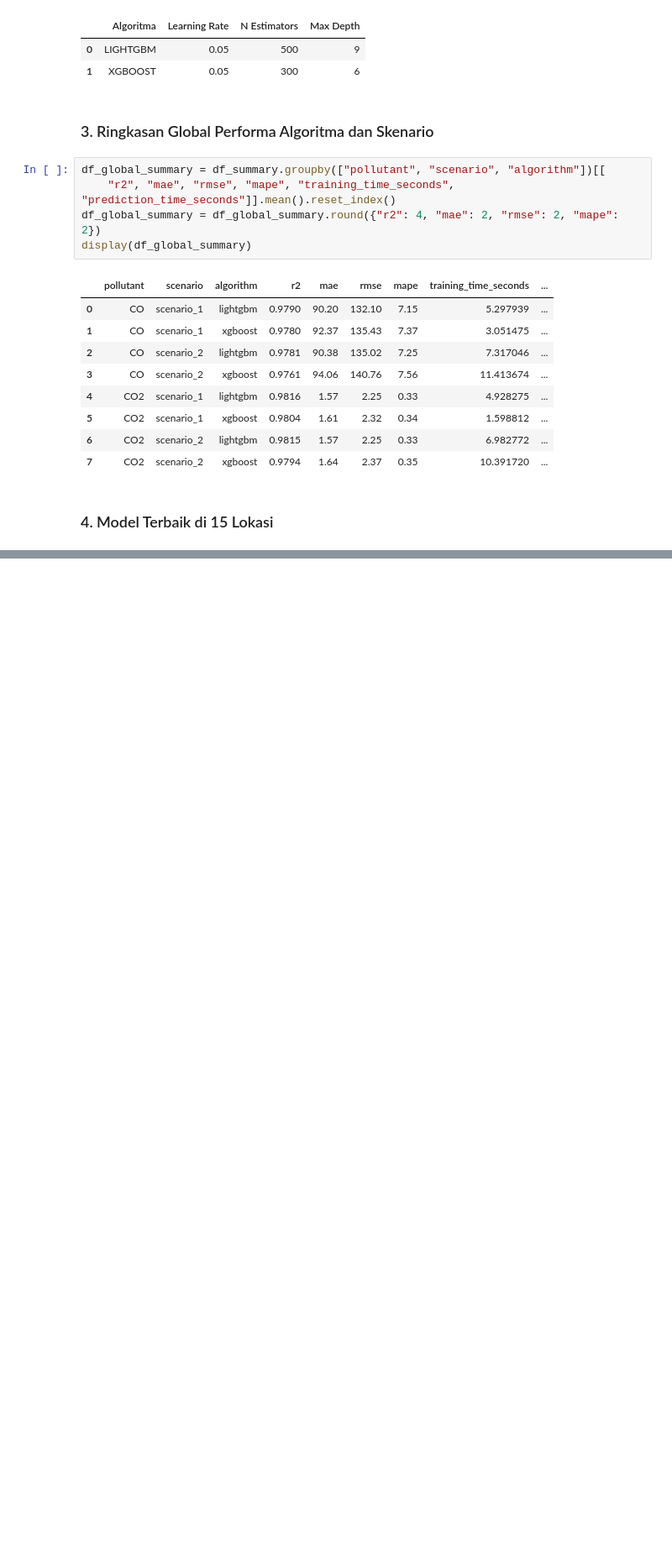
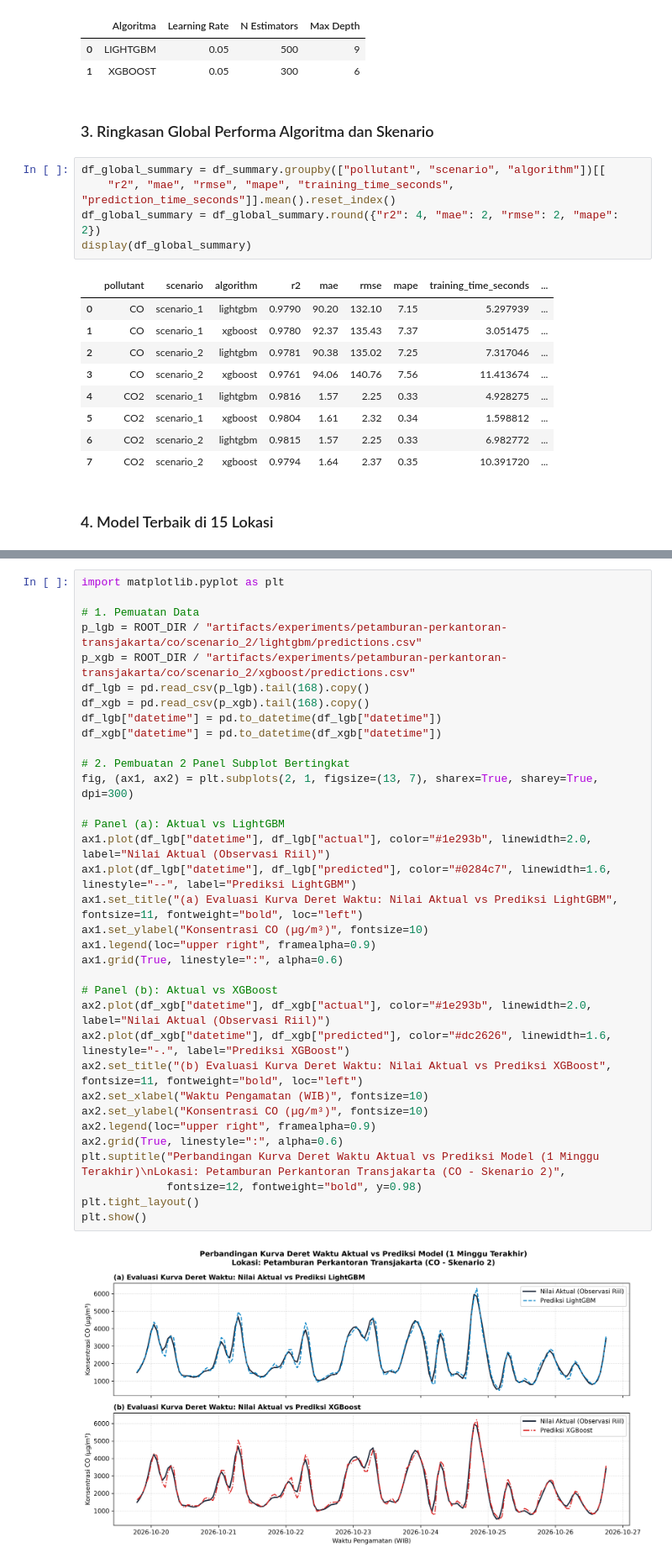
Before and after one commit to Nikanzz/napasloka, a Jupyter notebook: notebooks/02_model_comparison.ipynb, the cells around one changed output, grey strips where cells are left out. Shown at 84% size. Saved outputs shown, nothing was run; the diff lists cells and outputs as text; blank space fills up the shorter version.

```diff
--- a/notebooks/02_model_comparison.ipynb
+++ b/notebooks/02_model_comparison.ipynb
@@ -119,0 +122,36 @@ display(tabel_champion_co2)
+# %%
+import matplotlib.pyplot as plt
+
+# 1. Pemuatan Data
+p_lgb = ROOT_DIR / "artifacts/experiments/petamburan-perkantoran-transjakarta/co/scenario_2/lightgbm/predictions.csv"
+p_xgb = ROOT_DIR / "artifacts/experiments/petamburan-perkantoran-transjakarta/co/scenario_2/xgboost/predictions.csv"
+df_lgb = pd.read_csv(p_lgb).tail(168).copy()
+df_xgb = pd.read_csv(p_xgb).tail(168).copy()
+df_lgb["datetime"] = pd.to_datetime(df_lgb["datetime"])
+df_xgb["datetime"] = pd.to_datetime(df_xgb["datetime"])
+
+# 2. Pembuatan 2 Panel Subplot Bertingkat
+fig, (ax1, ax2) = plt.subplots(2, 1, figsize=(13, 7), sharex=True, sharey=True, dpi=300)
+
+# Panel (a): Aktual vs LightGBM
+ax1.plot(df_lgb["datetime"], df_lgb["actual"], color="#1e293b", linewidth=2.0, label="Nilai Aktual (Observasi Riil)")
+ax1.plot(df_lgb["datetime"], df_lgb["predicted"], color="#0284c7", linewidth=1.6, linestyle="--", label="Prediksi LightGBM")
+ax1.set_title("(a) Evaluasi Kurva Deret Waktu: Nilai Aktual vs Prediksi LightGBM", fontsize=11, fontweight="bold", loc="left")
+ax1.set_ylabel("Konsentrasi CO (µg/m³)", fontsize=10)
+ax1.legend(loc="upper right", framealpha=0.9)
+ax1.grid(True, linestyle=":", alpha=0.6)
+
+# Panel (b): Aktual vs XGBoost
+ax2.plot(df_xgb["datetime"], df_xgb["actual"], color="#1e293b", linewidth=2.0, label="Nilai Aktual (Observasi Riil)")
+ax2.plot(df_xgb["datetime"], df_xgb["predicted"], color="#dc2626", linewidth=1.6, linestyle="-.", label="Prediksi XGBoost")
+ax2.set_title("(b) Evaluasi Kurva Deret Waktu: Nilai Aktual vs Prediksi XGBoost", fontsize=11, fontweight="bold", loc="left")
+ax2.set_xlabel("Waktu Pengamatan (WIB)", fontsize=10)
+ax2.set_ylabel("Konsentrasi CO (µg/m³)", fontsize=10)
+ax2.legend(loc="upper right", framealpha=0.9)
+ax2.grid(True, linestyle=":", alpha=0.6)
+plt.suptitle("Perbandingan Kurva Deret Waktu Aktual vs Prediksi Model (1 Minggu Terakhir)\nLokasi: Petamburan Perkantoran Transjakarta (CO - Skenario 2)",
+             fontsize=12, fontweight="bold", y=0.98)
+plt.tight_layout()
+plt.show()
+# %% [output]
+[figure, added]
```
Also changed, not shown: parts of 1 cell of this notebook, 2 other files.
